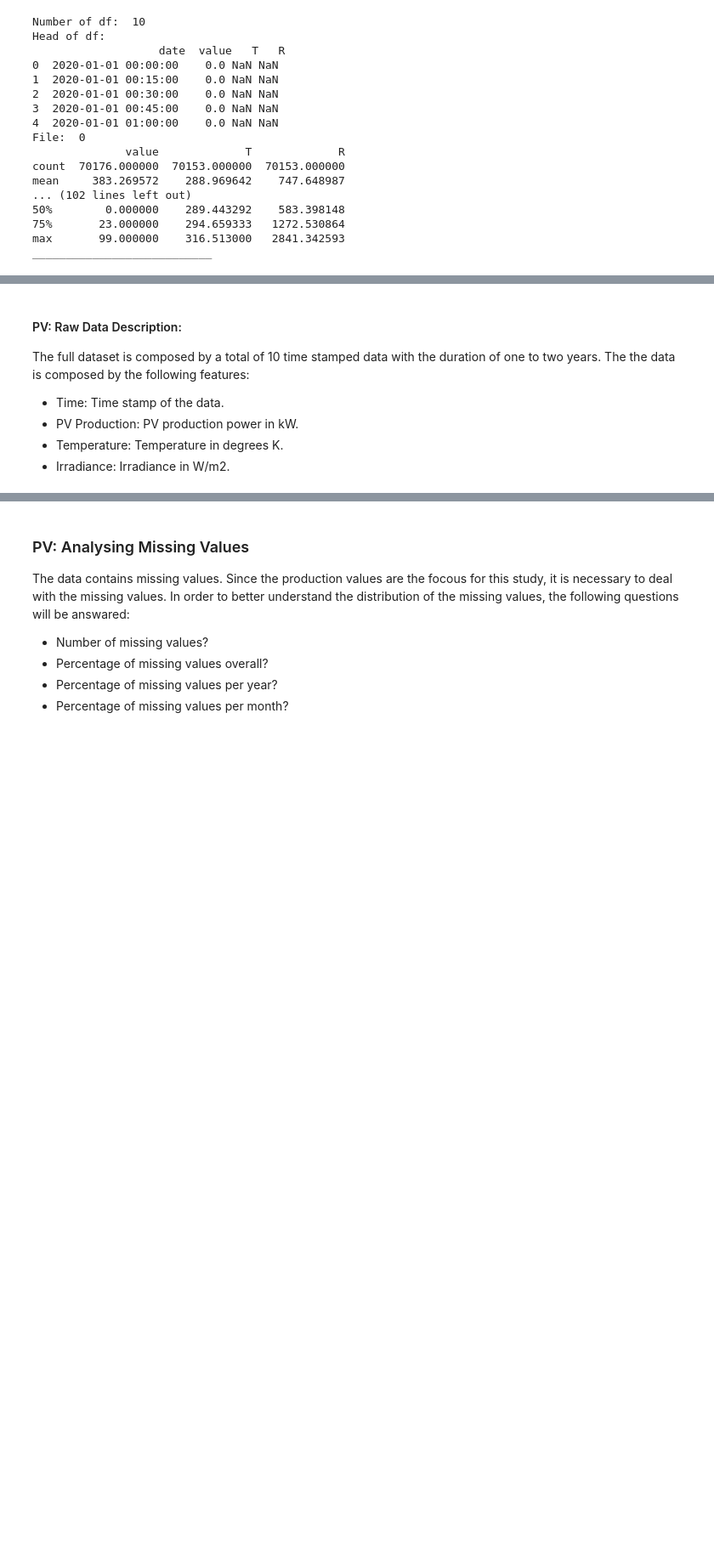
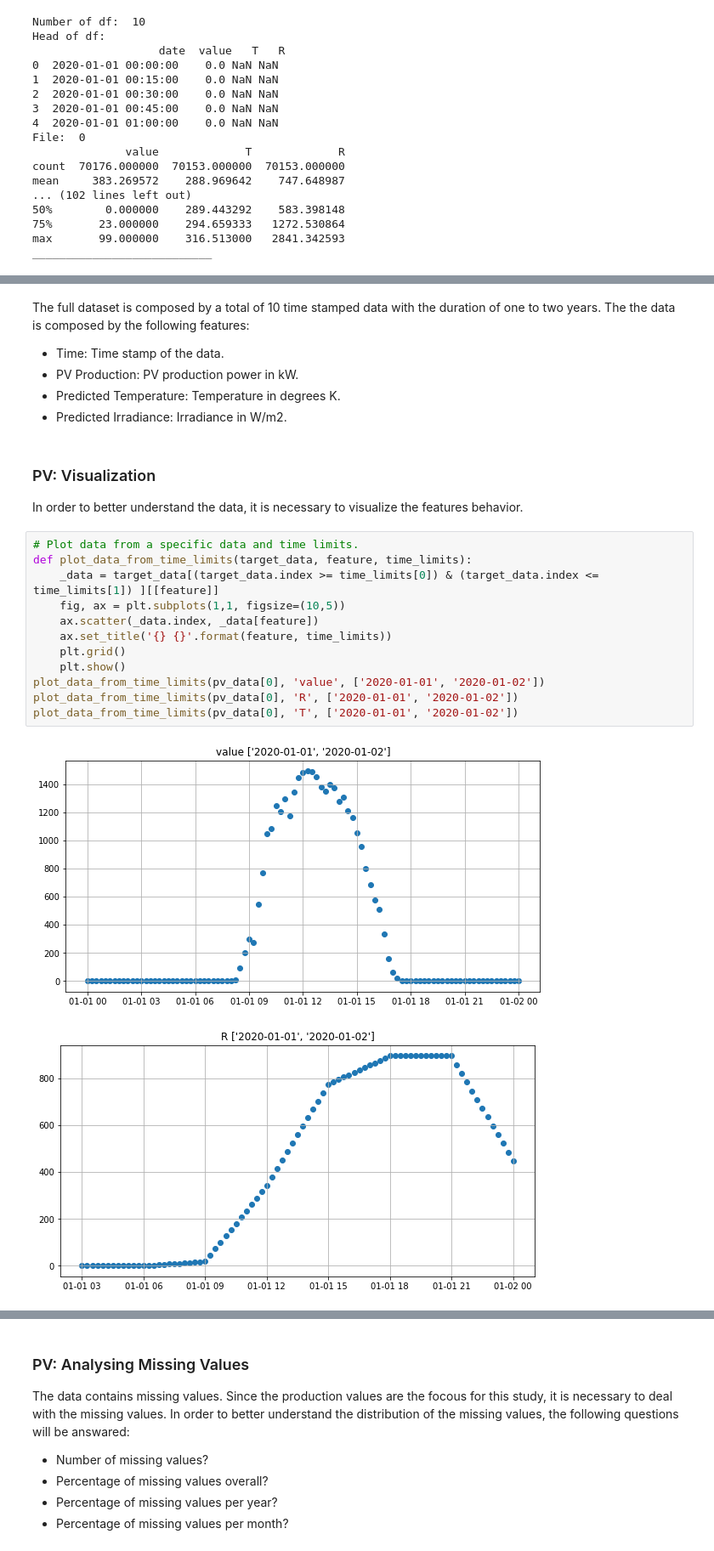
Before and after one commit to jamilsonjr/AI-to-forecast-constraints-in-the-energy-systems, a Jupyter notebook: jupyter_notebooks/cleaning_profile_data.ipynb, the cells around one changed output, grey strips where cells are left out. Shown at 85% size. Drawn from its saved outputs; the diff is of its cells as text; blank space fills up the shorter version.

```diff
--- a/jupyter_notebooks/cleaning_profile_data.ipynb
+++ b/jupyter_notebooks/cleaning_profile_data.ipynb
@@ -52,7 +61,24 @@ ___________________________
 # %% [markdown]
-#### PV: Raw Data Description:
 The full dataset is composed by a total of 10 time stamped data with the duration of one to two years. The the data is composed by the following features:
 - Time: Time stamp of the data.
 - PV Production: PV production power in kW.
-- Temperature: Temperature in degrees K.
-- Irradiance: Irradiance in W/m2.
+- Predicted Temperature: Temperature in degrees K.
+- Predicted Irradiance: Irradiance in W/m2.
+# %% [markdown]
+### PV: Visualization
+In order to better understand the data, it is necessary to visualize the features behavior.
+# %%
+# Plot data from a specific data and time limits.
+def plot_data_from_time_limits(target_data, feature, time_limits):
+    _data = target_data[(target_data.index >= time_limits[0]) & (target_data.index <= time_limits[1]) ][[feature]]
+    fig, ax = plt.subplots(1,1, figsize=(10,5))
+    ax.scatter(_data.index, _data[feature])
+    ax.set_title('{} {}'.format(feature, time_limits))
+    plt.grid()
+    plt.show()
+plot_data_from_time_limits(pv_data[0], 'value', ['2020-01-01', '2020-01-02'])
+plot_data_from_time_limits(pv_data[0], 'R', ['2020-01-01', '2020-01-02'])
+plot_data_from_time_limits(pv_data[0], 'T', ['2020-01-01', '2020-01-02'])
+# %% [output]
+[figure, added]
+[figure, added]
```
Also changed, not shown: parts of 99 cells of this notebook, 7 other files.
